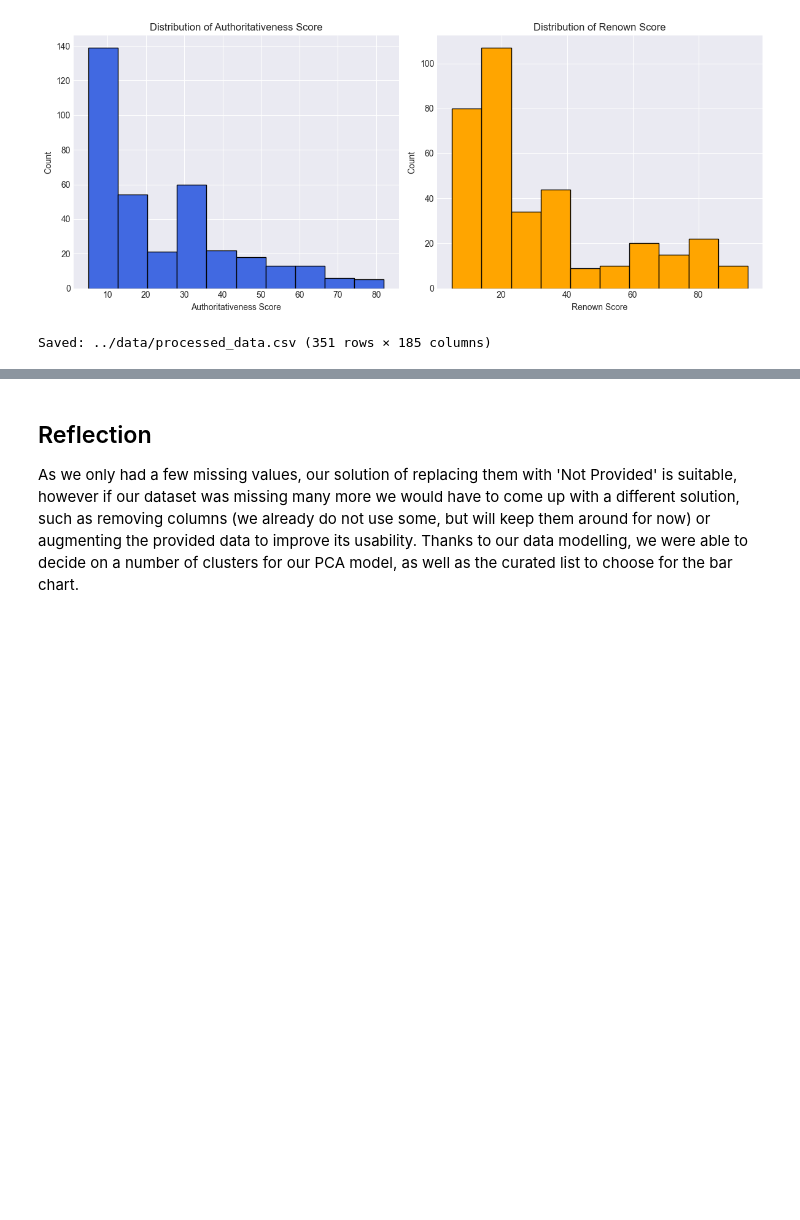
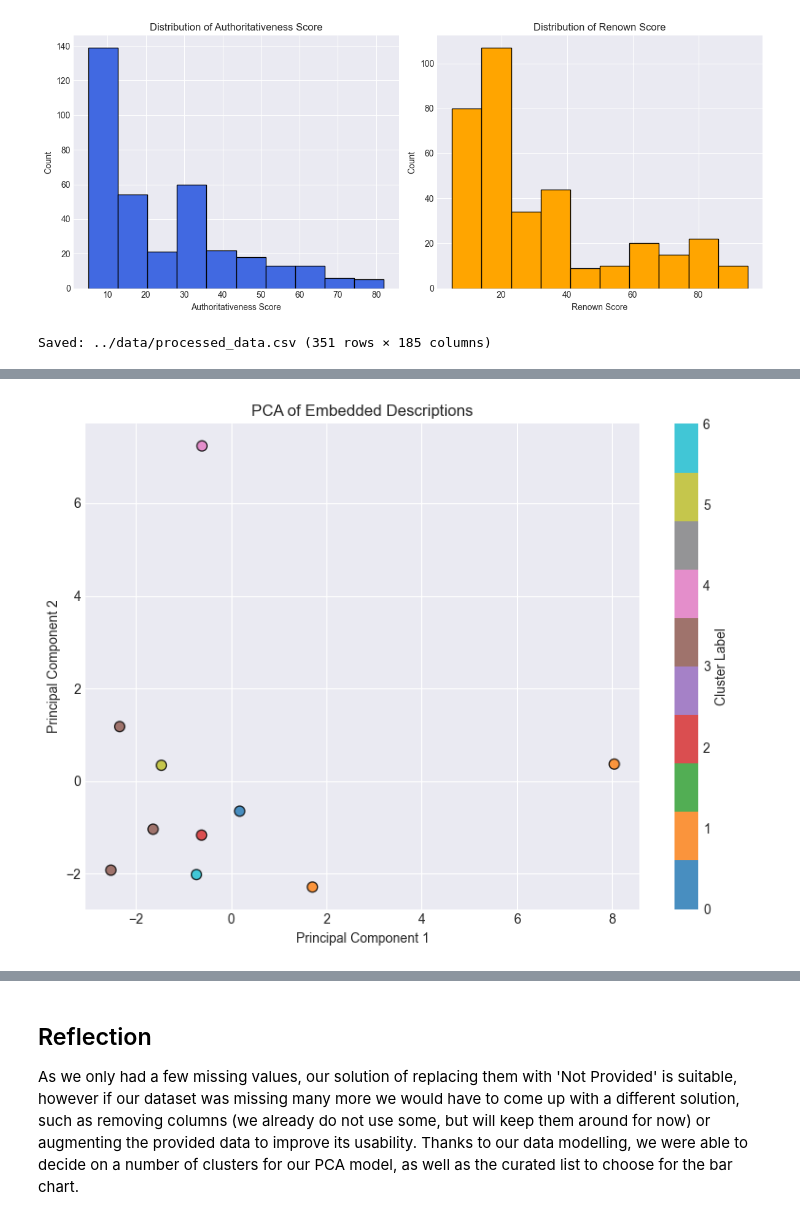
Before and after one commit to Di0nigi/IVDAProject, a Jupyter notebook: EDA_Patrick/G2.ipynb, the cells around one changed output, grey strips where cells are left out. Cells and saved outputs as stored; diff of their text form; code cells hidden in the pictures; blank space fills up the shorter version.

```diff
--- a/EDA_Patrick/G2.ipynb
+++ b/EDA_Patrick/G2.ipynb
@@ -906,7 +906,7 @@ gemini_df = gemini_df.drop(columns=['Edition name'])
 gemini_df = gemini_df.rename(columns={
     'Author Name (of Original Work)': 'author',
     'Philosophical/Artistic Direction': 'phil_direction',
-    'Content Description': 'description'
+    'Content Description': 'Content_Description'
 })
 
 # merge with the existing df
@@ -915,7 +915,7 @@ df = df.merge(gemini_df, on='id', how='left')
 # add keywords column
 keywords_df = pd.read_csv('../data/keywords_ivda.csv')
 # keep only id and keywords columns. rename 'Keywords (5 per row)' to 'keywords'
-keywords_df = keywords_df[['id', 'Keywords (5 per row)']].rename(columns={'Keywords (5 per row)': 'keywords'})
+keywords_df = keywords_df[['id', 'Keywords (5 per row)']].rename(columns={'Keywords (5 per row)': 'Keywords'})
 # merge with existing df
 df = df.merge(keywords_df, on='id', how='left')
 # %%
@@ -954,6 +954,9 @@ df['id'] = df['id'].astype(str).str.strip()
 
 # Merge on id (which is Item Name)
 df = df.merge(score_pivot[['id', 'authoritativeness_score', 'renown_score']], on='id', how='left')
+
+# change back to integer
+df['id'] = df['id'].astype(int)
 # %%
 # Distribution of new scores
 plt.figure(figsize=(12, 5))
@@ -984,0 +1192,26 @@ Saved: ../data/processed_data.csv (351 rows × 185 columns)
+# %%
+# plot the PCA results from labels and points
+
+# Ensure points is a numpy array
+if isinstance(points, list):
+    points = np.array([p.detach().cpu().numpy() if hasattr(p, 'detach') else p.numpy() if hasattr(p, 'numpy') else p for p in points])
+
+# Fix shape if transposed (2, n_samples) instead of (n_samples, 2)
+if points is not None and len(points) > 0:
+    if points.shape[0] == 2 and points.shape[1] != 2:
+        points = points.T
+    if points.shape[1] == 2:
+        plt.figure(figsize=(8, 6))
+        scatter = plt.scatter(points[:, 0], points[:, 1], c=labels, cmap='tab10', s=60, alpha=0.8, edgecolor='k')
+        plt.title('PCA of Embedded Descriptions')
+        plt.xlabel('Principal Component 1')
+        plt.ylabel('Principal Component 2')
+        plt.colorbar(scatter, label='Cluster Label')
+        plt.tight_layout()
+        plt.show()
+    else:
+        print('PCA points are not available or not in 2D format.')
+else:
+    print('PCA points are not available or not in 2D format.')
+# %% [output]
+[figure, added]
```
Also changed, not shown: parts of 5 cells of this notebook, 1 other file.
